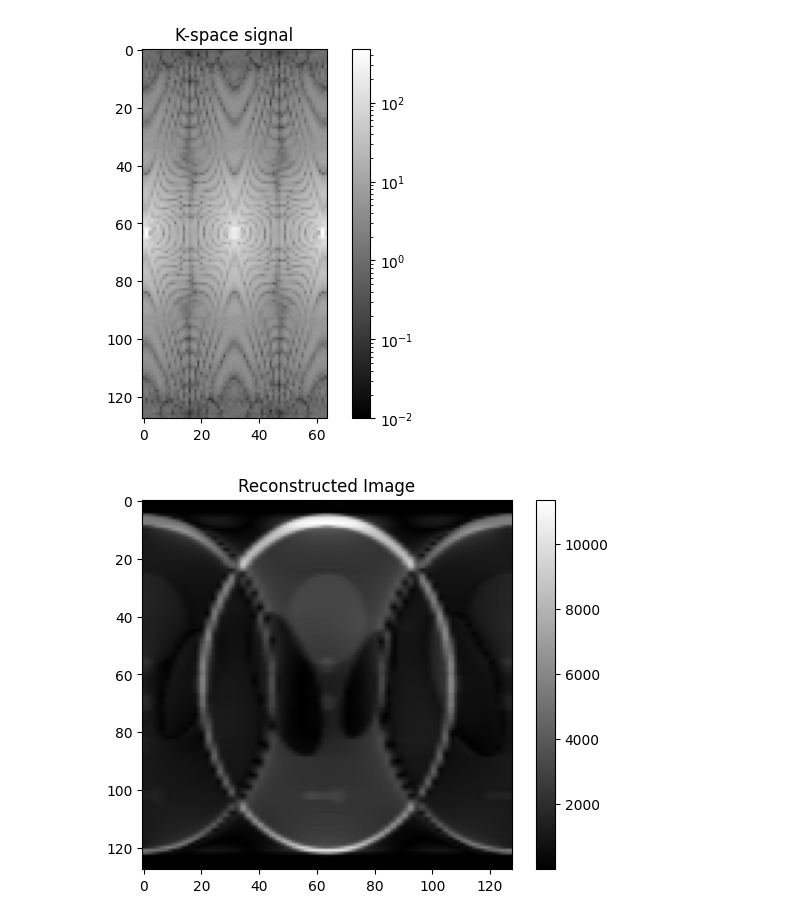
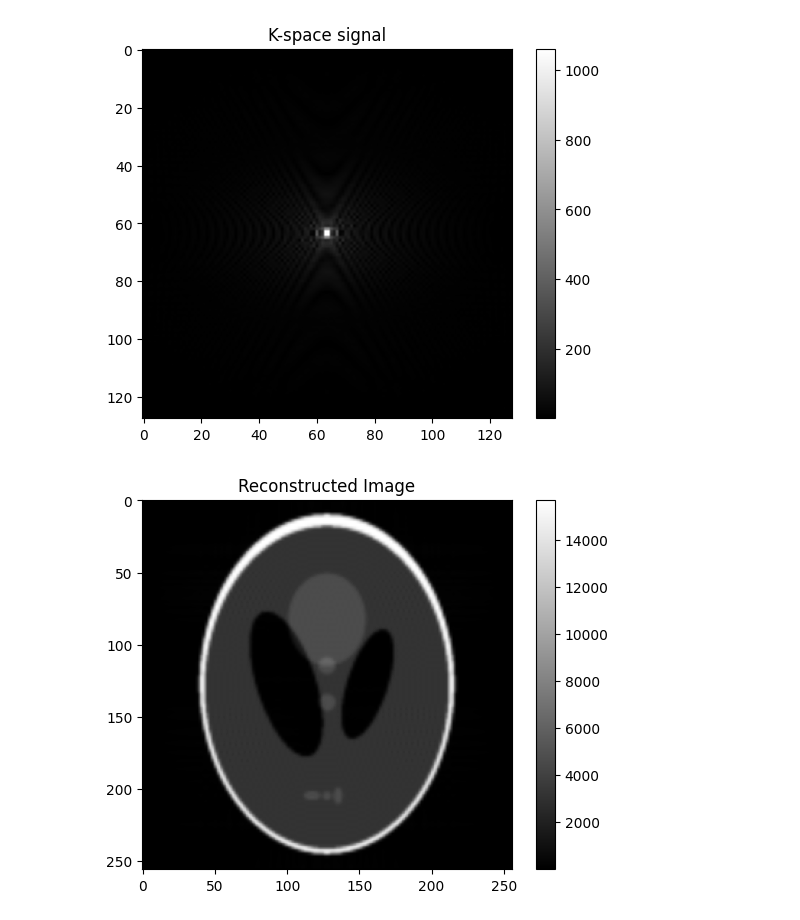
Before and after one commit to MaxStrey/Martinos_MR, a Jupyter notebook: Martinos_project/phantom_generation/phantom_9.ipynb, the cells around one changed output. Saved outputs shown, nothing was run; the diff lists cells and outputs as text; code cells hidden in the pictures.

```diff
--- a/Martinos_project/phantom_generation/phantom_9.ipynb
+++ b/Martinos_project/phantom_generation/phantom_9.ipynb
@@ -24,7 +24,7 @@ plt.show()
 
 # K-space size
 Nx = 128
-Ny = 32
+Ny = 128
 
 phantom_1 = resize(phantom, (Nx, Ny))
 
@@ -59,35 +59,35 @@ FOV = 0.2  # meters
 tau = 2e-3
 timex = np.linspace(-tau/2, tau/2, Nx)
 timey = np.linspace(-tau/2, tau/2, Ny)
 
 # Gradient fields
 Gx_values = timex * Gx
 Gy_values = timey * Gy
 
 # k-space trajectory (spatial frequencies)
 kx_values = gamma * Gx_values
 ky_values = gamma * Gy_values
 
 # Spatial coordinates
 x_values = np.linspace(-FOV / 2, FOV / 2, Nx)
 y_values = np.linspace(-FOV / 2, FOV / 2, Ny)
 x_values, y_values = np.meshgrid(x_values, y_values, indexing='ij')
 
 
 # Compute k-space values
 k_space = np.zeros((Nx, Ny), dtype=np.complex128)
 for i, kx in enumerate(kx_values):
     for j, ky in enumerate(ky_values):
         k_space[i, j] = np.sum(phantom_1 * np.exp(-1j * (kx * x_values + ky * y_values)))
 
 # Plot the absolute k-space signal
 plt.figure()
-plt.imshow(np.abs(k_space), cmap='gray', norm=LogNorm(vmin=0.01))
+plt.imshow(np.abs(k_space), cmap='gray')
 plt.title('K-space signal')
 plt.colorbar()
 plt.show()
 # %% [output]
-[figure, old version]
+[figure, new version]
 # %%
 x_values_1 = np.linspace(-FOV / 2, FOV / 2, Nx)
 y_values_1 = np.linspace(-FOV / 2, FOV / 2, Ny)
@@ -113,7 +113,7 @@ def inverse_fourier_2d(k_space):
 reconstructed_image = inverse_fourier_2d(k_space)
 
 
-reconstructed_image = resize(np.abs(reconstructed_image), (N_spinsx, N_spinsy))
+reconstructed_image = resize(np.abs(reconstructed_image), (256, 256))
 
 
 # Plot the absolute value of the reconstructed image
@@ -123,4 +123,4 @@ plt.colorbar()
 plt.title('Reconstructed Image')
 plt.show()
 # %% [output]
-[figure, old version]
+[figure, new version]
```
Also changed, not shown: parts of 1 cell of this notebook.
